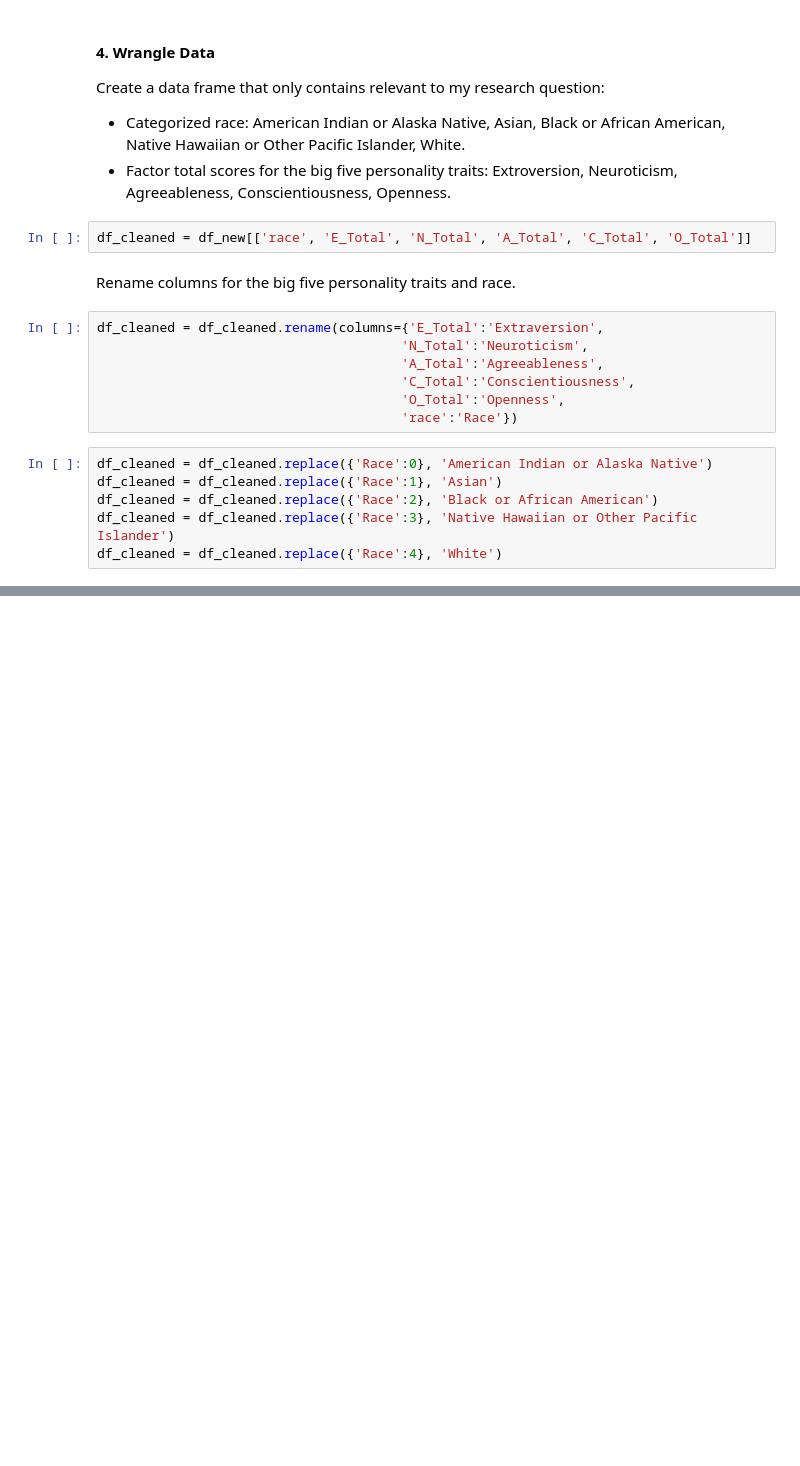
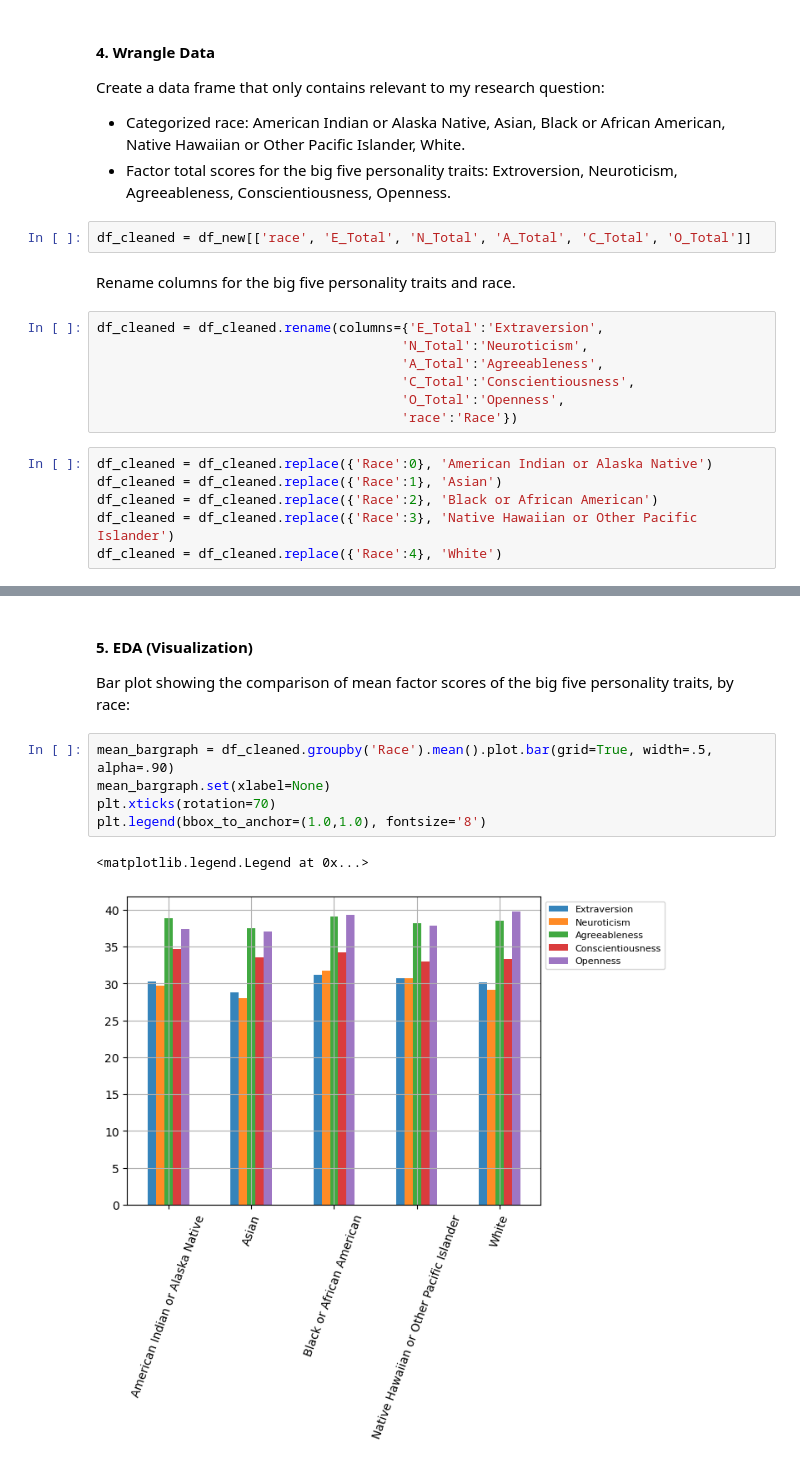
Before and after one commit to ubco-W2022T1-cosc301/project-group23, a Jupyter notebook: notebooks/analysis3.ipynb, the cells around one changed output, grey strips where cells are left out. Drawn from its saved outputs; the diff is of its cells as text; blank space fills up the shorter version.

Commit message:
Minju Added EDA Visualizations.

```diff
--- a/notebooks/analysis3.ipynb
+++ b/notebooks/analysis3.ipynb
@@ -372,0 +405,11 @@ df_cleaned = df_cleaned.replace({'Race':4}, 'White')
+# %% [markdown]
+#### 5. EDA (Visualization)
+Bar plot showing the comparison of mean factor scores of the big five personality traits, by race:
+# %%
+mean_bargraph = df_cleaned.groupby('Race').mean().plot.bar(grid=True, width=.5, alpha=.90)
+mean_bargraph.set(xlabel=None)
+plt.xticks(rotation=70)
+plt.legend(bbox_to_anchor=(1.0,1.0), fontsize='8')
+# %% [output]
+<matplotlib.legend.Legend at 0x...>
+[figure, added]
```
Also changed, not shown: parts of 35 cells of this notebook.
